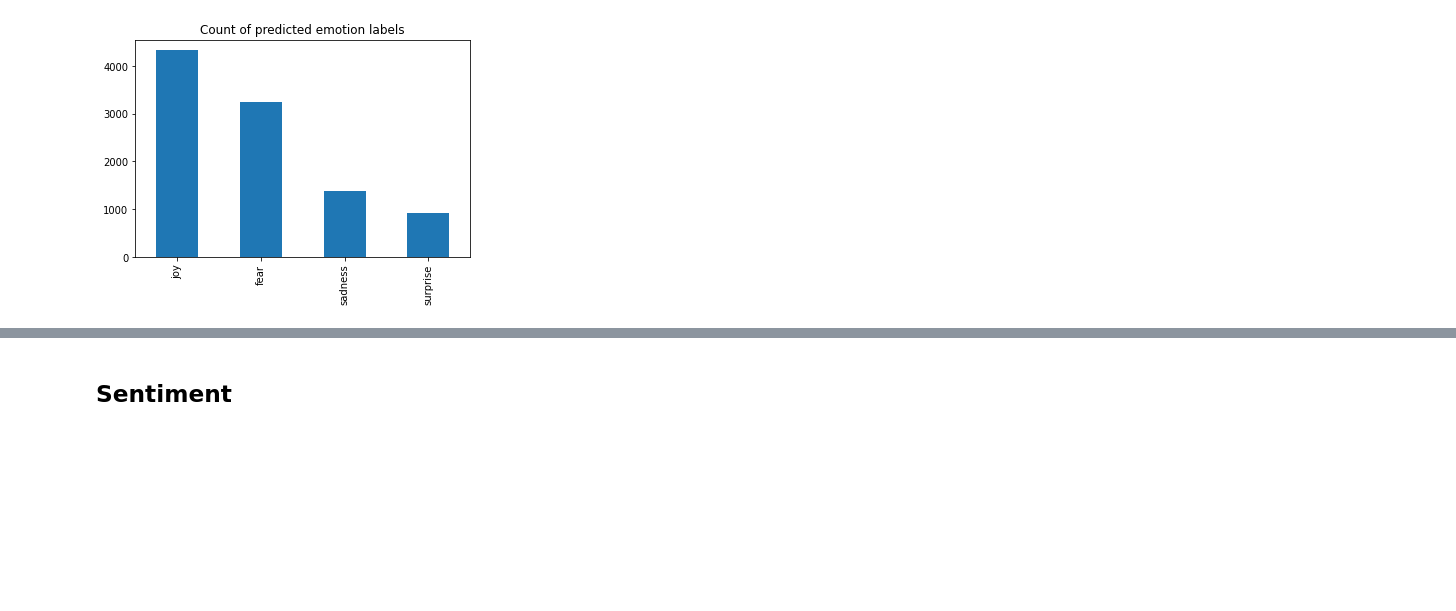
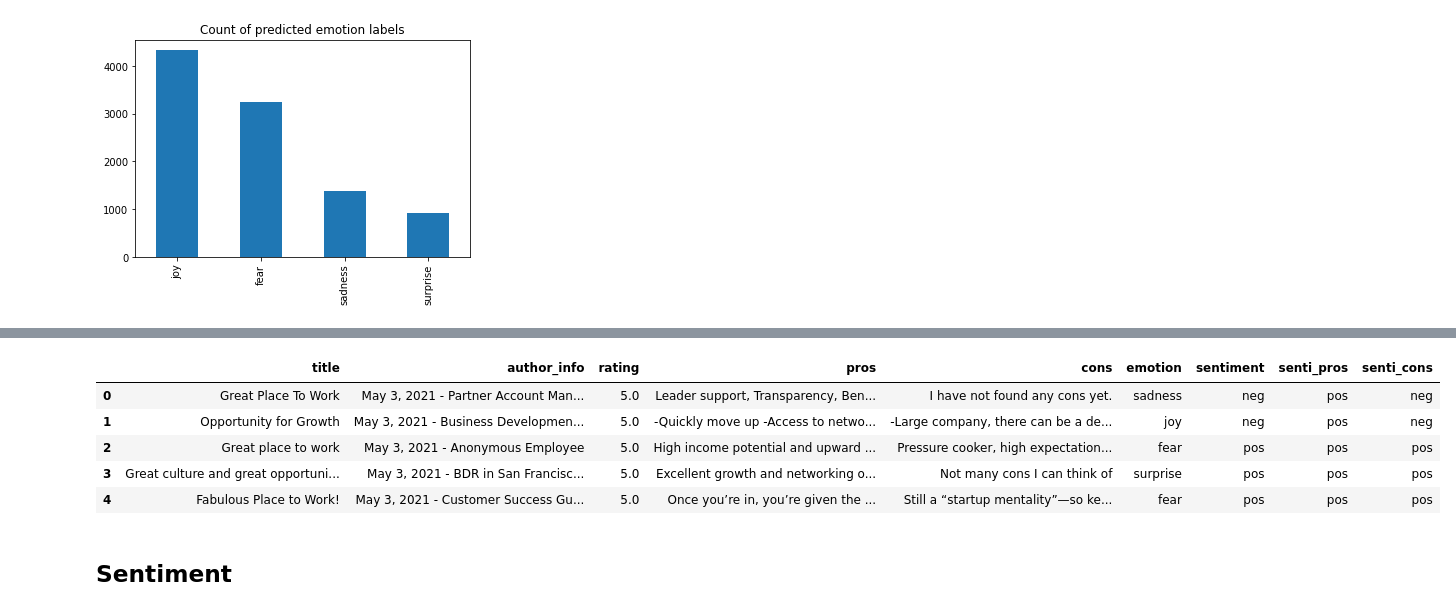
Before and after one commit to hitomi1104/sf_employee_review, a Jupyter notebook: global/NLU.ipynb, the cells around one changed output, grey strips where cells are left out. Drawn from its saved outputs; the diff is of its cells as text; code cells hidden in the pictures; blank space fills up the shorter version.

```diff
--- a/global/NLU.ipynb
+++ b/global/NLU.ipynb
@@ -57,0 +89,3 @@ Approximate size to download 923.7 MB
+# %%
+senti_pros = nlu.load('sentiment').predict(df['pros'],output_level='document')
+senti_pros['sentiment'].value_counts().plot.bar(title='Count of predicted sentiment labels')
@@ -57,0 +107,3 @@ Approximate size to download 923.7 MB
+# %%
+senti_cons = nlu.load('sentiment').predict(df['cons'],output_level='document')
+senti_cons['sentiment'].value_counts().plot.bar(title='Count of predicted sentiment labels')
@@ -58,3 +119,15 @@ Approximate size to download 923.7 MB
 # %%
-df['emotion_pros'] = em_pros['emotion']
-df['emotion_cons'] = em_cons['emotion']
+df['emotion'] = em_cons['emotion']
+df['sentiment'] = senti_cons['sentiment']
+
+# df['sentiment'] = em_pros['sentiment']
+# df['emotion'] = senti_pros['emotion']
+# %%
+df.head()
+# %% [output]
+|  | title | author_info | rating | pros | cons | emotion | sentiment | senti_pros | senti_cons |
+| 0 | Great Place To Work | May 3, 2021 - Partner Account Man... | 5.0 | Leader support, Transparency, Ben... | I have not found any cons yet. | sadness | neg | pos | neg |
+| 1 | Opportunity for Growth | May 3, 2021 - Business Developmen... | 5.0 | -Quickly move up -Access to netwo... | -Large company, there can be a de... | joy | neg | pos | neg |
+| 2 | Great place to work | May 3, 2021 - Anonymous Employee | 5.0 | High income potential and upward ... | Pressure cooker, high expectation... | fear | pos | pos | pos |
+| 3 | Great culture and great opportuni... | May 3, 2021 - BDR in San Francisc... | 5.0 | Excellent growth and networking o... | Not many cons I can think of | surprise | pos | pos | pos |
+| 4 | Fabulous Place to Work! | May 3, 2021 - Customer Success Gu... | 5.0 | Once you’re in, you’re given the ... | Still a “startup mentality”—so ke... | fear | pos | pos | pos |
```
Also changed, not shown: parts of 9 cells of this notebook, 34 other files.
